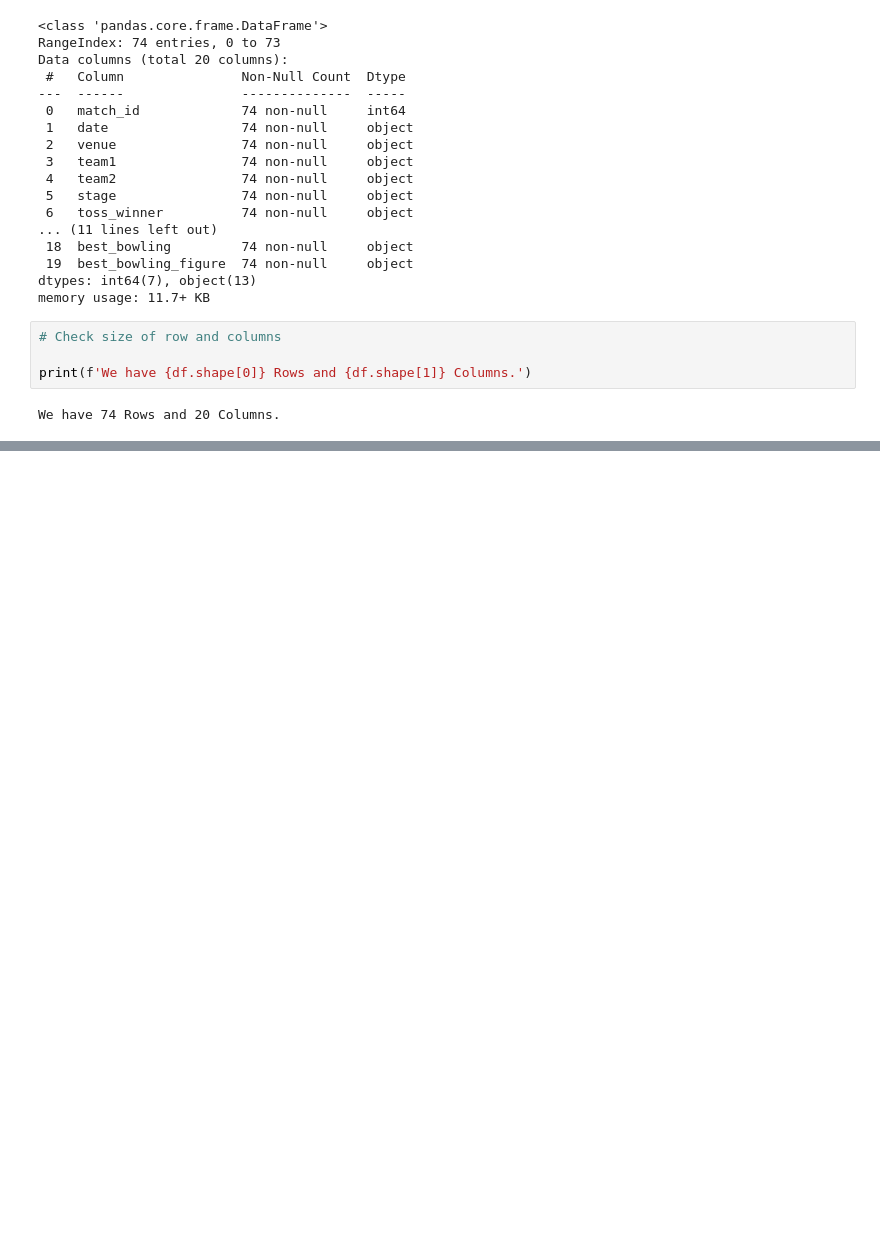
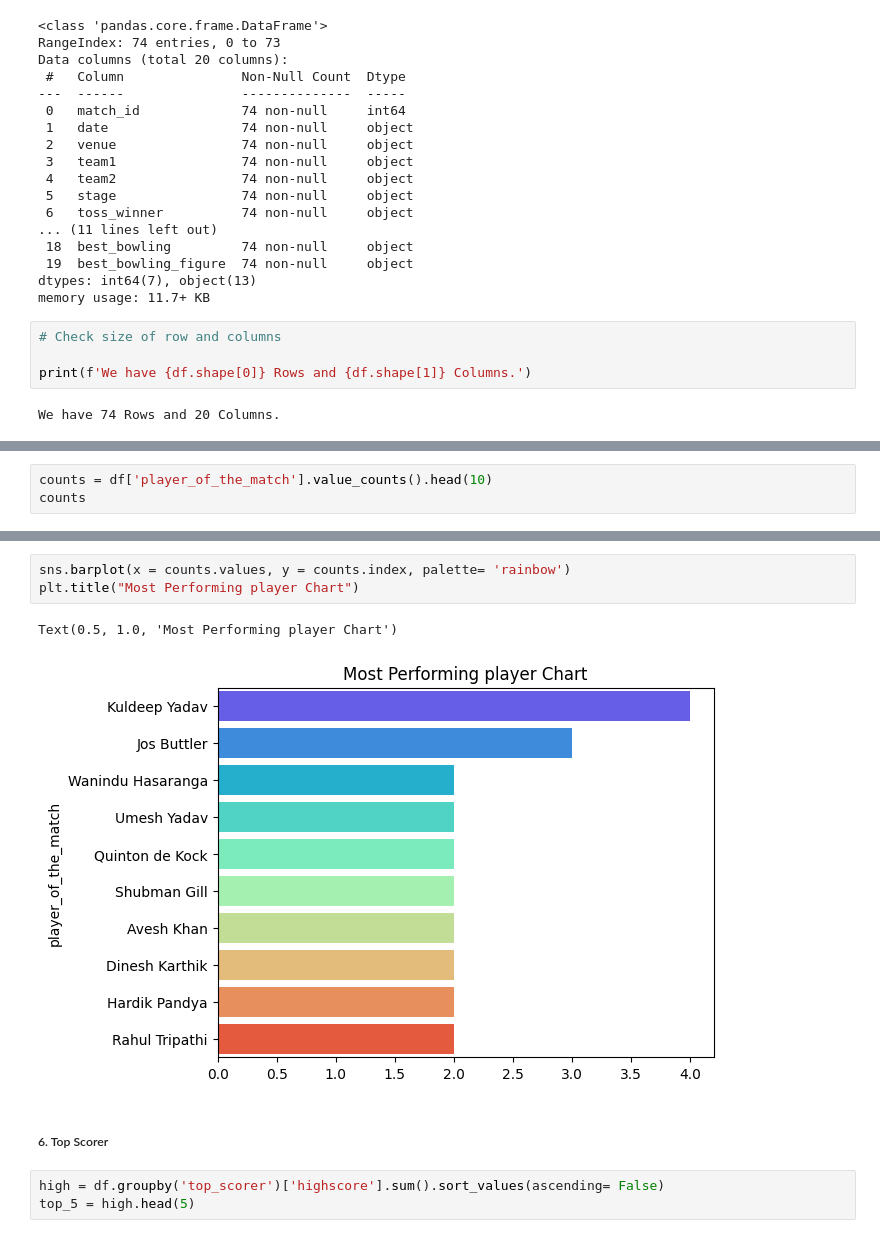
Before and after one commit to muhammadsulaimandata/Learnings, a Jupyter notebook: Python/Data_Visualization/07_IPL_Project.ipynb, the cells around one changed output, grey strips where cells are left out. Drawn from its saved outputs; the diff is of its cells as text; blank space fills up the shorter version.

```diff
--- a/Python/Data_Visualization/07_IPL_Project.ipynb
+++ b/Python/Data_Visualization/07_IPL_Project.ipynb
@@ -50,0 +127,3 @@ We have 74 Rows and 20 Columns.
+# %%
+counts = df['player_of_the_match'].value_counts().head(10)
+counts
@@ -50,0 +143,11 @@ We have 74 Rows and 20 Columns.
+# %%
+sns.barplot(x = counts.values, y = counts.index, palette= 'rainbow')
+plt.title("Most Performing player Chart")
+# %% [output]
+Text(0.5, 1.0, 'Most Performing player Chart')
+[figure, added]
+# %% [markdown]
+##### 6. Top Scorer
+# %%
+high = df.groupby('top_scorer')['highscore'].sum().sort_values(ascending= False)
+top_5 = high.head(5)
```
Also changed, not shown: parts of 31 cells of this notebook.
